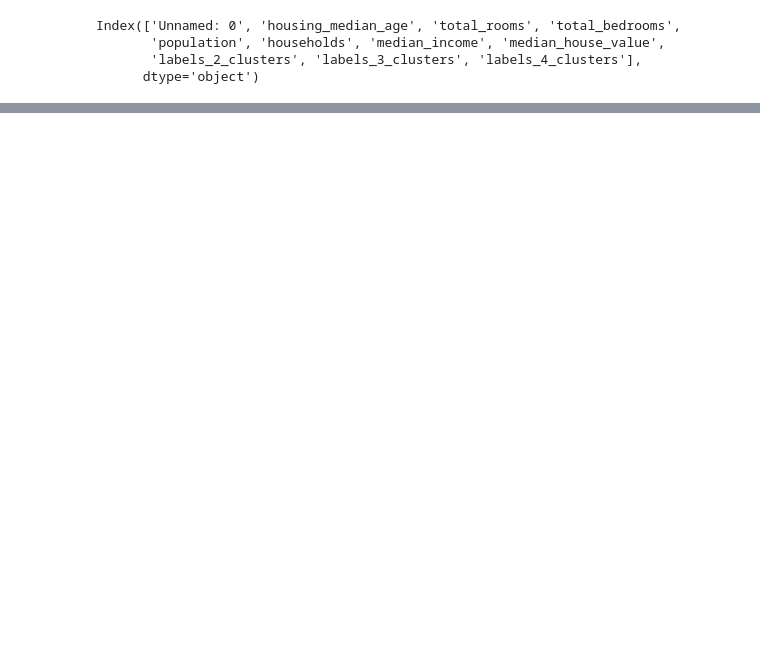
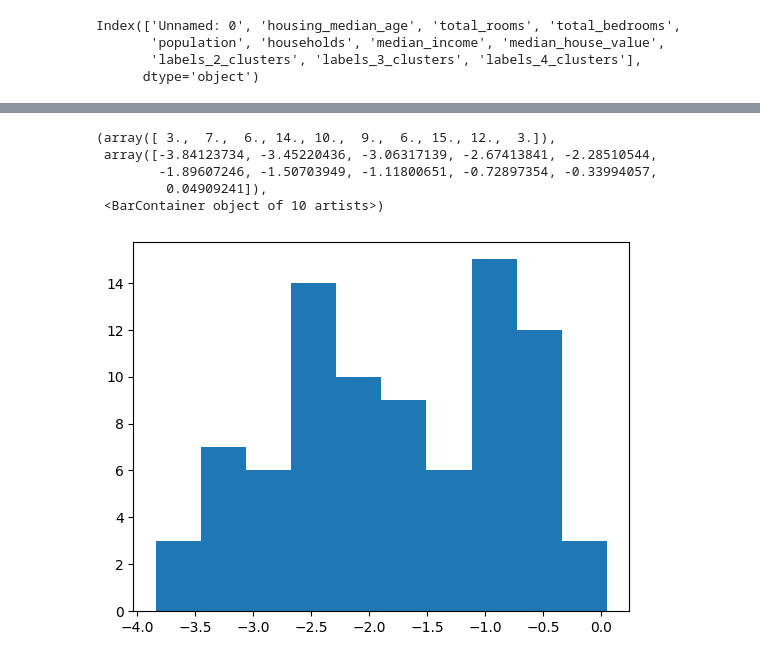
Before and after one commit to Takosaga/spring_24, a Jupyter notebook: data_mining/lab4/lab4.ipynb, the cells around one changed output, grey strips where cells are left out. Cells and saved outputs as stored; diff of their text form; code cells hidden in the pictures; blank space fills up the shorter version.

```diff
--- a/data_mining/lab4/lab4.ipynb
+++ b/data_mining/lab4/lab4.ipynb
@@ -36,0 +251,9 @@ Index(['Unnamed: 0', 'housing_median_age', 'total_rooms', 'total_bedrooms',
+# %%
+plt.hist(X_Train_array_t[y_Train_array==0,0],10)
+# %% [output]
+(array([ 3.,  7.,  6., 14., 10.,  9.,  6., 15., 12.,  3.]),
+ array([-3.84123734, -3.45220436, -3.06317139, -2.67413841, -2.28510544,
+        -1.89607246, -1.50703949, -1.11800651, -0.72897354, -0.33994057,
+         0.04909241]),
+ <BarContainer object of 10 artists>)
+[figure, added]
```
Also changed, not shown: parts of 45 cells of this notebook.
